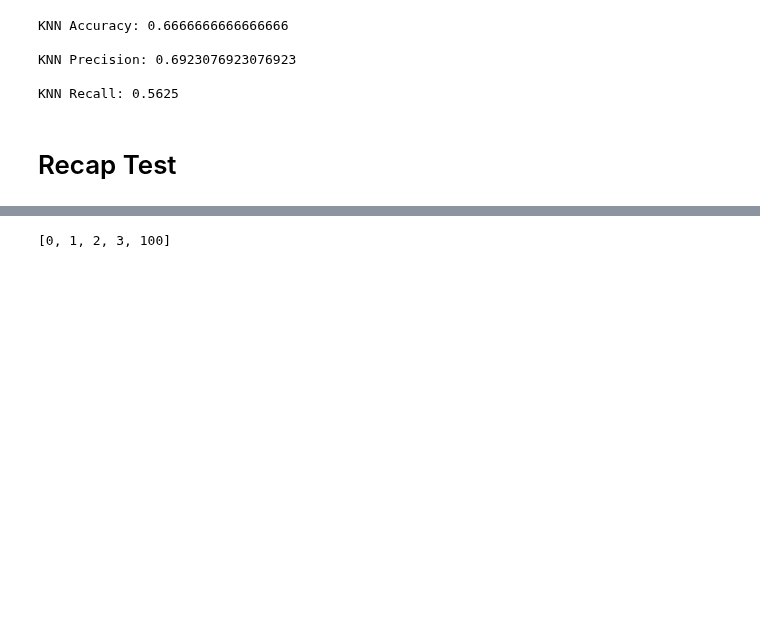
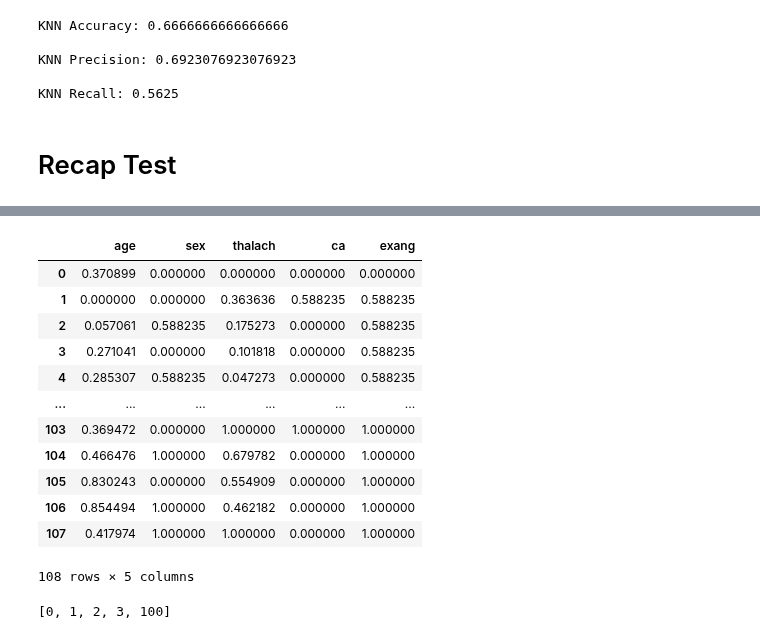
Before and after one commit to abdullahcayde/DataEngineerBootCamp, a Jupyter notebook: Test_2_Python_101.ipynb, the cells around one changed output, grey strips where cells are left out. Saved outputs shown, nothing was run; the diff lists cells and outputs as text; code cells hidden in the pictures; blank space fills up the shorter version.

```diff
--- a/Test_2_Python_101.ipynb
+++ b/Test_2_Python_101.ipynb
@@ -476,3 +489,20 @@ KNN Recall: 0.21428571428571427
+# %%
+X_norm = (X - X.min()) / (X.max()- X.min())
+X_norm
+# %% [output]
+|  | age | sex | thalach | ca | exang |
+| 0 | 0.370899 | 0.000000 | 0.000000 | 0.000000 | 0.000000 |
+| 1 | 0.000000 | 0.000000 | 0.363636 | 0.588235 | 0.588235 |
+| 2 | 0.057061 | 0.588235 | 0.175273 | 0.000000 | 0.588235 |
+| 3 | 0.271041 | 0.000000 | 0.101818 | 0.000000 | 0.588235 |
+| 4 | 0.285307 | 0.588235 | 0.047273 | 0.000000 | 0.588235 |
+| ... | ... | ... | ... | ... | ... |
+| 103 | 0.369472 | 0.000000 | 1.000000 | 1.000000 | 1.000000 |
+| 104 | 0.466476 | 1.000000 | 0.679782 | 0.000000 | 1.000000 |
+| 105 | 0.830243 | 0.000000 | 0.554909 | 0.000000 | 1.000000 |
+| 106 | 0.854494 | 1.000000 | 0.462182 | 0.000000 | 1.000000 |
+| 107 | 0.417974 | 1.000000 | 1.000000 | 0.000000 | 1.000000 |
+108 rows × 5 columns
 # %%
 def add_list(L, i):
     L.append(i)
```
Also changed, not shown: parts of 5 cells of this notebook, 15 other files.
